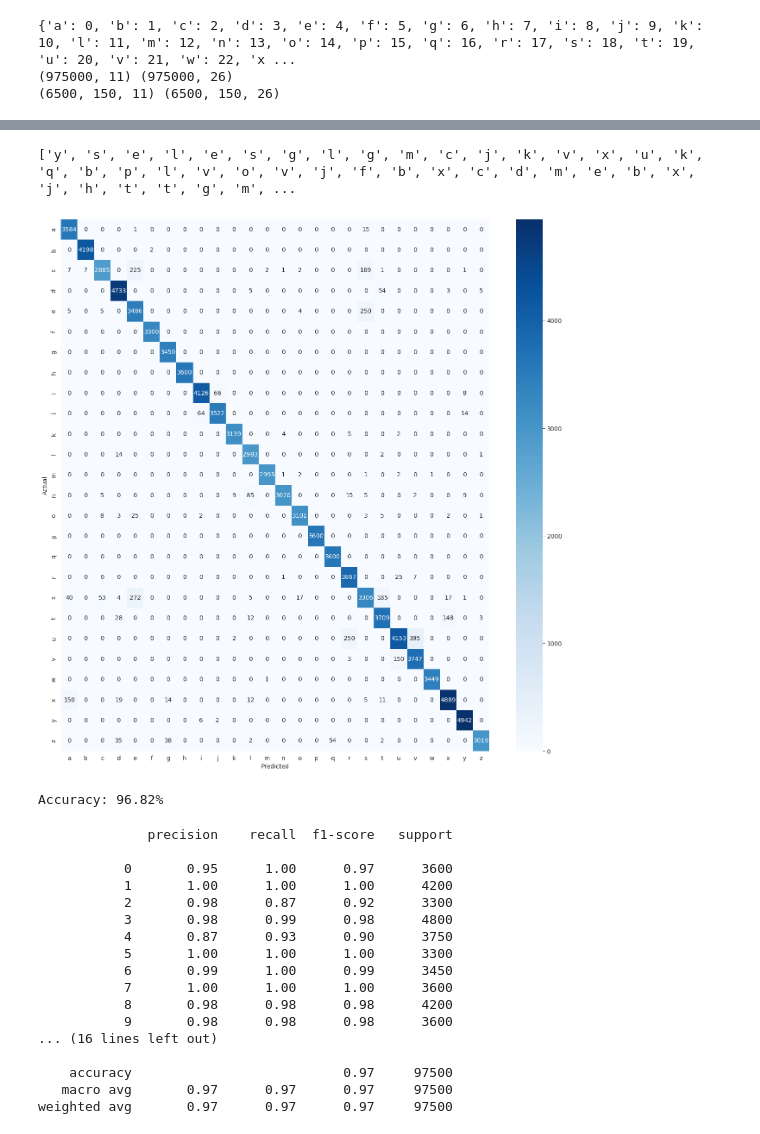
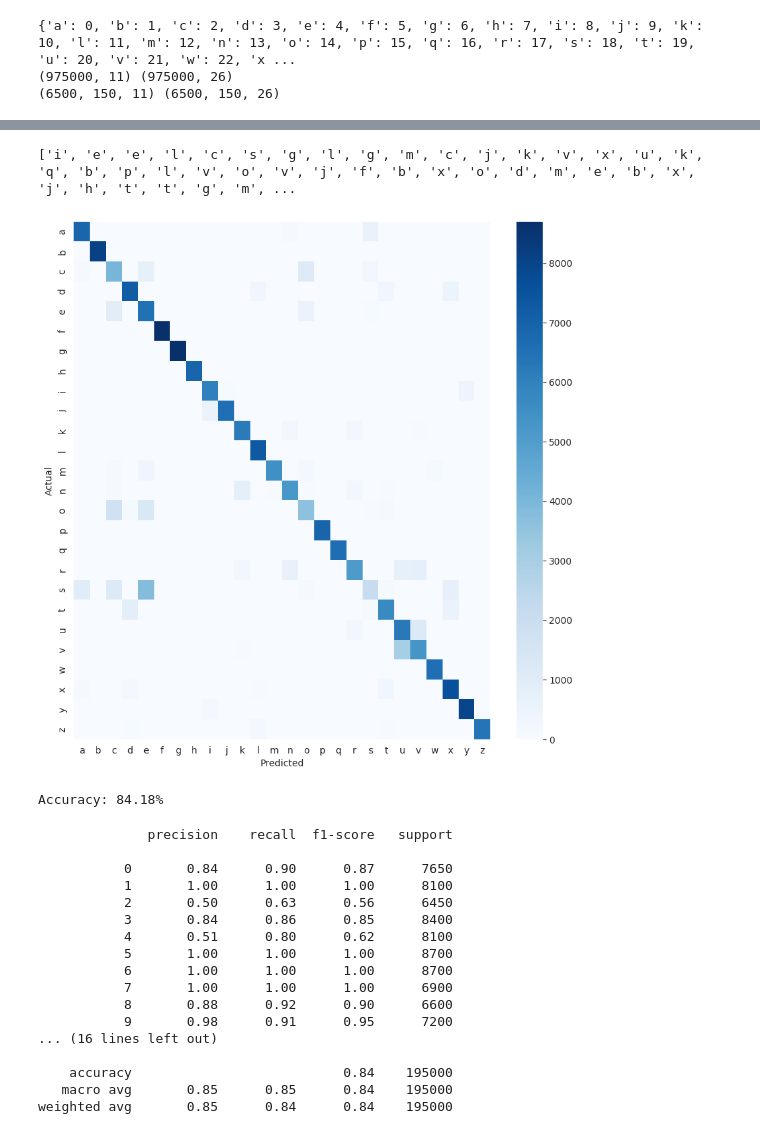
Before and after one commit to fathiabdelmalek/master-thesis, a Jupyter notebook: code/notebooks/characters.ipynb, the cells around one changed output, grey strips where cells are left out. Cells and saved outputs as stored; diff of their text form; code cells hidden in the pictures.

```diff
--- a/code/notebooks/characters.ipynb
+++ b/code/notebooks/characters.ipynb
@@ -34,8 +40,8 @@ print(X.shape, y.shape)
 (975000, 11) (975000, 26)
 (6500, 150, 11) (6500, 150, 26)
 # %%
-X_train, X_test, y_train, y_test = train_test_split(X, y, test_size=0.1, random_state=42)
-X_train, X_val, y_train, y_val = train_test_split(X_train, y_train, test_size=0.1, random_state=42)
+X_train, X_test, y_train, y_test = train_test_split(X, y, test_size=0.2, random_state=42)
+X_train, X_val, y_train, y_val = train_test_split(X_train, y_train, test_size=0.2, random_state=42)
 
 print(X_train.shape, X_test.shape, X_val.shape)
 print(y_train.shape, y_test.shape, y_val.shape)
@@ -45,7 +51,9 @@ print(y_train.shape, y_test.shape, y_val.shape)
 # %%
-model = Sequential()
-model.add(LSTM(units=64, input_shape=(150, 11), return_sequences=True))
-model.add(Dense(units=len(label_dict), activation='softmax'))
+input_layer = Input(shape=(150, 11), name='input_layer')
+batch_layer = BatchNormalization(name='hidden_layer1')(input_layer)
+lstm_layer = LSTM(units=64, return_sequences=True, name='hidden_layer2')(batch_layer)
+output_layer = Dense(units=len(label_dict), activation='softmax', name='output_layer')(lstm_layer)
+model = Model(inputs=input_layer, outputs=output_layer)
 model.compile(optimizer=Adam(), loss=CategoricalCrossentropy(), metrics=['accuracy', Precision(), Recall()])
 history = model.fit(X_train, y_train, validation_data=(X_val, y_val), epochs=50, batch_size=32)
 # %% [output]
@@ -187,39 +196,39 @@ for word in major:
     predictions_list.append(get_key(label_dict, word))
 print(predictions_list)
 # %% [output]
-['y', 's', 'e', 'l', 'e', 's', 'g', 'l', 'g', 'm', 'c', 'j', 'k', 'v', 'x', 'u', 'k', 'q', 'b', 'p', 'l', 'v', 'o', 'v', 'j', 'f', 'b', 'x', 'c', 'd', 'm', 'e', 'b', 'x', 'j', 'h', 't', 't', 'g', 'm', ...
+['i', 'e', 'e', 'l', 'c', 's', 'g', 'l', 'g', 'm', 'c', 'j', 'k', 'v', 'x', 'u', 'k', 'q', 'b', 'p', 'l', 'v', 'o', 'v', 'j', 'f', 'b', 'x', 'o', 'd', 'm', 'e', 'b', 'x', 'j', 'h', 't', 't', 'g', 'm', ...
 # %%
 words_cm = confusion_matrix(y_test.argmax(axis=2).flatten(), y_pred.argmax(axis=2).flatten())
-plt.subplots(figsize=(16, 16))
-sns.heatmap(words_cm, annot=True, cmap='Blues', fmt='g', xticklabels=label_dict.keys(), yticklabels=label_dict.keys())
+plt.subplots(figsize=(10, 10))
+sns.heatmap(words_cm, annot=False, cmap='Blues', xticklabels=label_dict.keys(), yticklabels=label_dict.keys())
 plt.xlabel('Predicted')
 plt.ylabel('Actual')
 plt.show()
 accuracy = np.sum(np.diag(words_cm)) / np.sum(words_cm)
 print(f"Accuracy: {accuracy*100:.2f}%")
 # %% [output]
-[figure, old version]
+[figure, new version]
-Accuracy: 96.82%
+Accuracy: 84.18%
 # %%
 print(classification_report(y_test.argmax(axis=2).flatten(), y_pred.argmax(axis=2).flatten()))
 # %% [output]
               precision    recall  f1-score   support
 
-           0       0.95      1.00      0.97      3600
-           1       1.00      1.00      1.00      4200
-           2       0.98      0.87      0.92      3300
-           3       0.98      0.99      0.98      4800
-           4       0.87      0.93      0.90      3750
-           5       1.00      1.00      1.00      3300
-           6       0.99      1.00      0.99      3450
-           7       1.00      1.00      1.00      3600
-           8       0.98      0.98      0.98      4200
-           9       0.98      0.98      0.98      3600
+           0       0.84      0.90      0.87      7650
+           1       1.00      1.00      1.00      8100
+           2       0.50      0.63      0.56      6450
+           3       0.84      0.86      0.85      8400
+           4       0.51      0.80      0.62      8100
+           5       1.00      1.00      1.00      8700
+           6       1.00      1.00      1.00      8700
+           7       1.00      1.00      1.00      6900
+           8       0.88      0.92      0.90      6600
+           9       0.98      0.91      0.95      7200
 ... (16 lines left out)
 
-    accuracy                           0.97     97500
-   macro avg       0.97      0.97      0.97     97500
-weighted avg       0.97      0.97      0.97     97500
+    accuracy                           0.84    195000
+   macro avg       0.85      0.85      0.84    195000
+weighted avg       0.85      0.84      0.84    195000
 # %%
 engine = pyttsx3.init()
 engine.say(", ".join(predictions_list))
```
Also changed, not shown: parts of 8 cells of this notebook, 10 other files.
